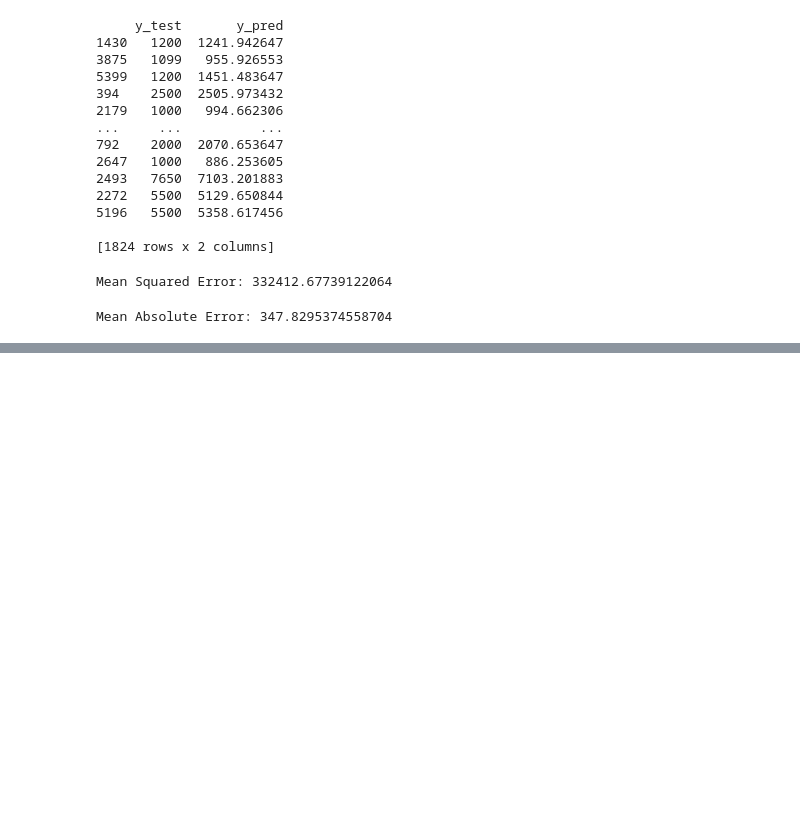
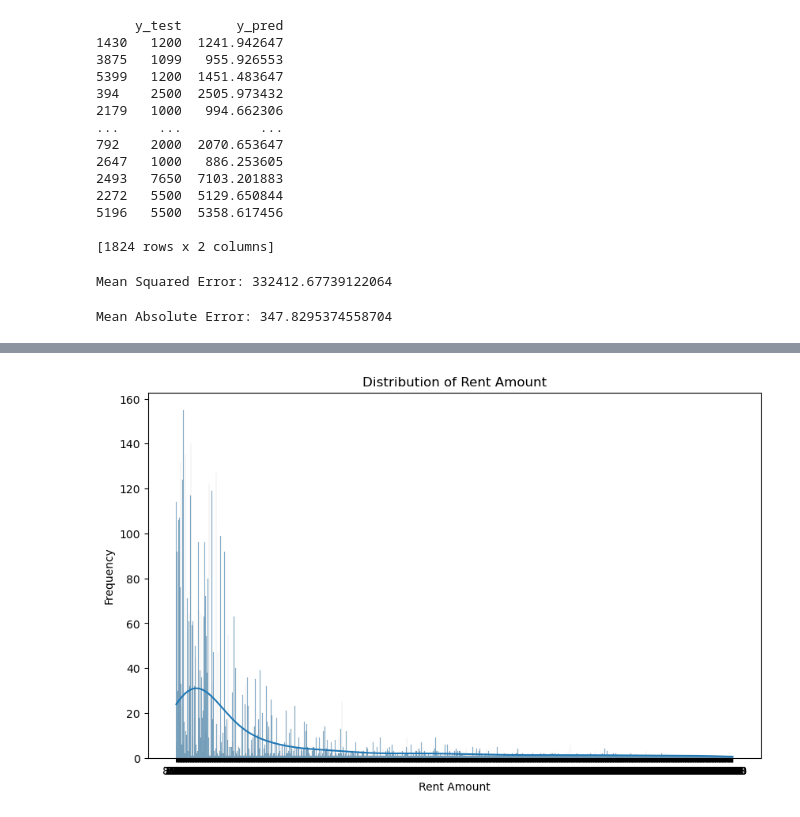
Before and after one commit to Uti2/Japa-Project, a Jupyter notebook: japa_project.ipynb, the cells around one changed output, grey strips where cells are left out. Drawn from its saved outputs; the diff is of its cells as text; code cells hidden in the pictures; blank space fills up the shorter version.

Commit message:
Plot Graph

```diff
--- a/japa_project.ipynb
+++ b/japa_project.ipynb
@@ -240,29 +256,15 @@ pip install pandas matplotlib seaborn
 # %%
 # Import necessary libraries
 import pandas as pd
 import matplotlib.pyplot as plt
 import seaborn as sns
-
-# Load the dataset
-file_path = 'path/to/your/dataset.csv'
-df = pd.read_csv(file_path)
-
-# Display basic information about the dataset
-print("Basic Information about the Dataset:")
-print(df.info())
-
-# Display descriptive statistics
-print("\nDescriptive Statistics:")
-print(df.describe())
-
-# Display the first few rows of the dataset
-print("\nFirst Few Rows of the Dataset:")
-print(df.head())
 
 # Visualize the distribution of rent amounts
 plt.figure(figsize=(10, 6))
 sns.histplot(df['rent amount'], bins=30, kde=True)
 plt.title('Distribution of Rent Amount')
 plt.xlabel('Rent Amount')
 plt.ylabel('Frequency')
 plt.show()
+# %% [output]
+[figure, added]
```
Also changed, not shown: parts of 1 cell of this notebook.
